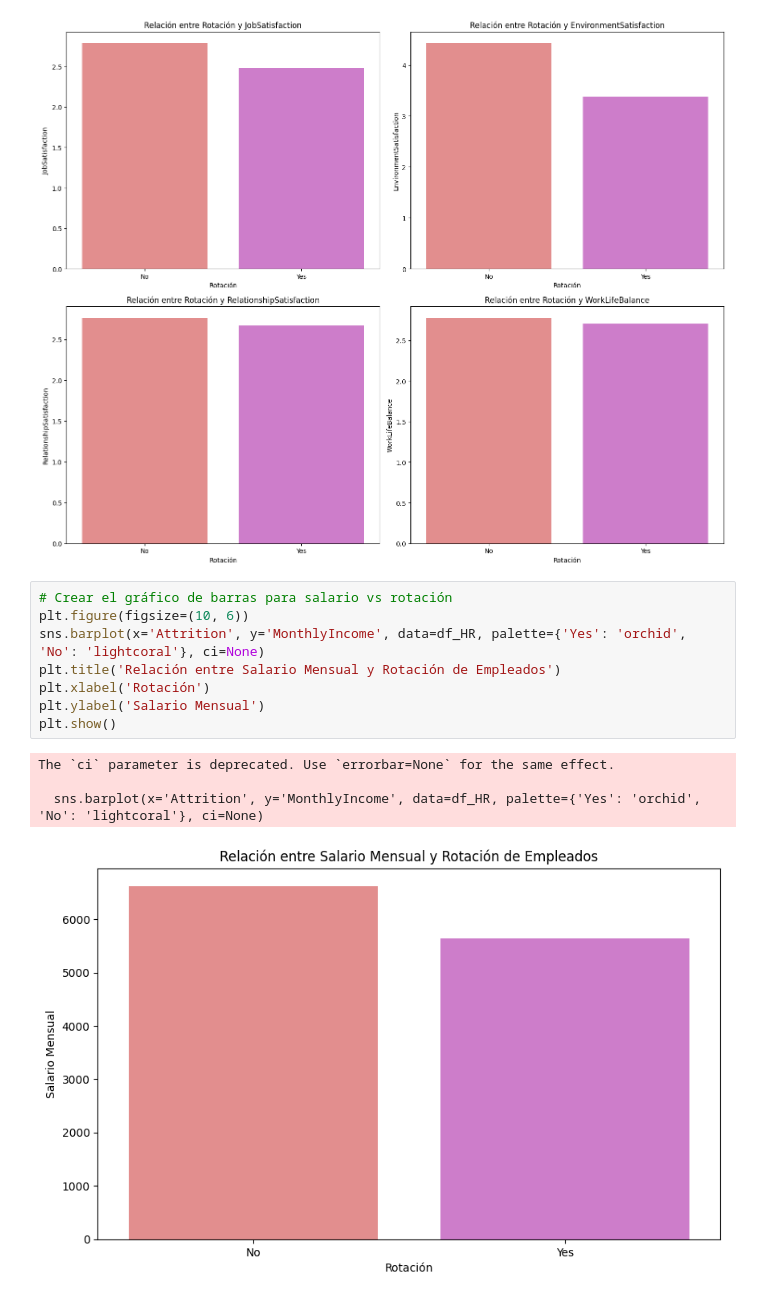
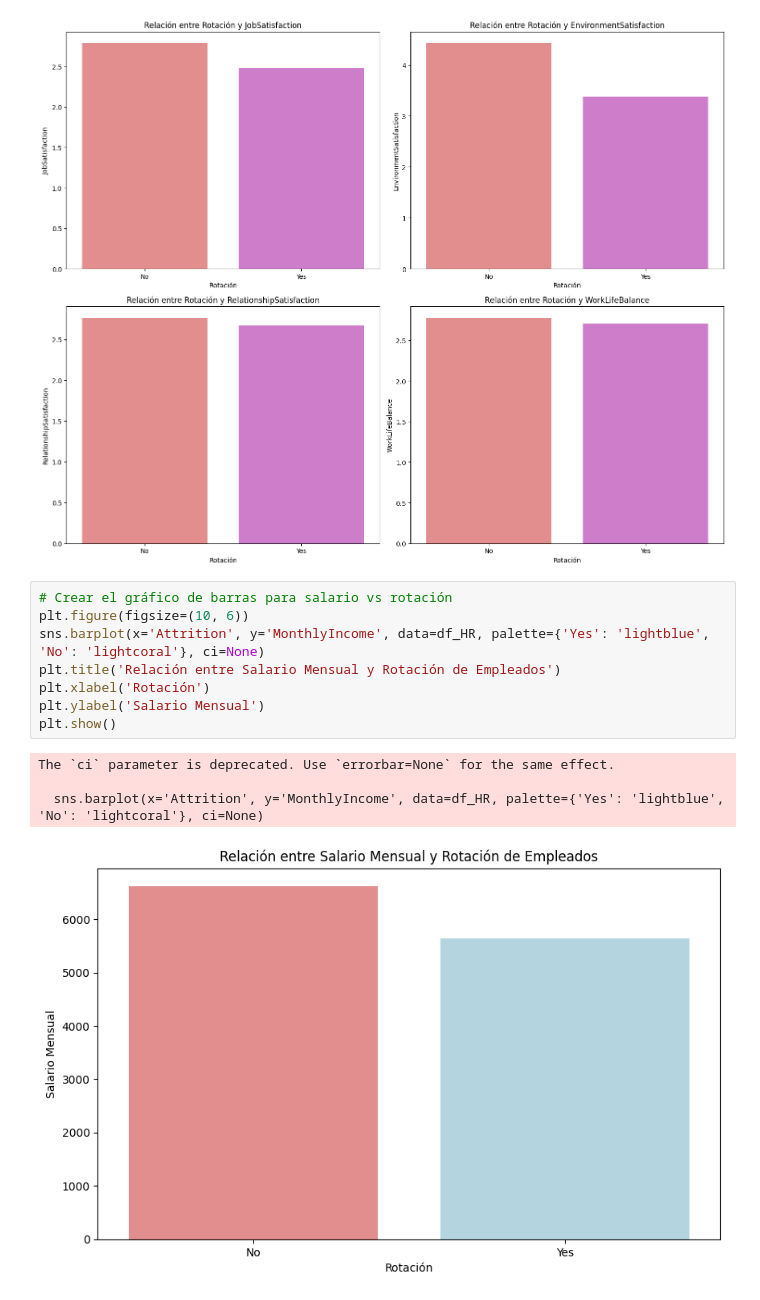
Before and after one commit to TaniaGraff/project-da-promo-angela-modulo-3-team-3, a Jupyter notebook: graficos_sprint2.ipynb, the cells around one changed output. Cells and saved outputs as stored; diff of their text form.

```diff
--- a/graficos_sprint2.ipynb
+++ b/graficos_sprint2.ipynb
@@ -173,16 +173,16 @@ The `ci` parameter is deprecated. Use `errorbar=None` for the same effect.
 # %%
 # Crear el gráfico de barras para salario vs rotación
 plt.figure(figsize=(10, 6))
-sns.barplot(x='Attrition', y='MonthlyIncome', data=df_HR, palette={'Yes': 'orchid', 'No': 'lightcoral'}, ci=None)
+sns.barplot(x='Attrition', y='MonthlyIncome', data=df_HR, palette={'Yes': 'lightblue', 'No': 'lightcoral'}, ci=None)
 plt.title('Relación entre Salario Mensual y Rotación de Empleados')
 plt.xlabel('Rotación')
 plt.ylabel('Salario Mensual')
 plt.show()
 # %% [output]
 The `ci` parameter is deprecated. Use `errorbar=None` for the same effect.
 
-  sns.barplot(x='Attrition', y='MonthlyIncome', data=df_HR, palette={'Yes': 'orchid', 'No': 'lightcoral'}, ci=None)
+  sns.barplot(x='Attrition', y='MonthlyIncome', data=df_HR, palette={'Yes': 'lightblue', 'No': 'lightcoral'}, ci=None)
-[figure, old version]
+[figure, new version]
 # %%
 # Crear el gráfico de barras para distancia desde casa vs rotación
 plt.figure(figsize=(10, 6))
```
Also changed, not shown: parts of 6 cells of this notebook.
